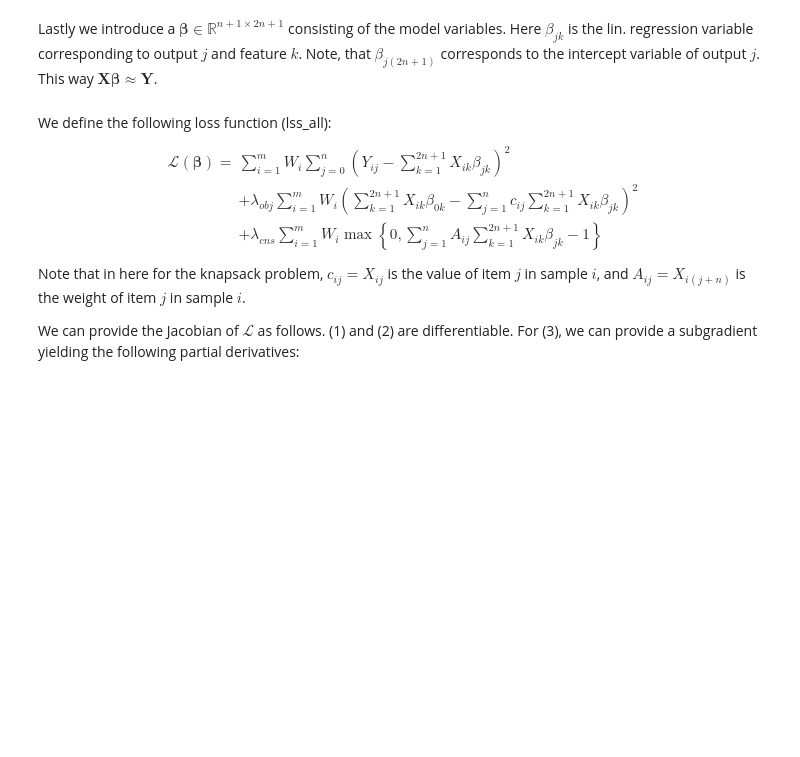
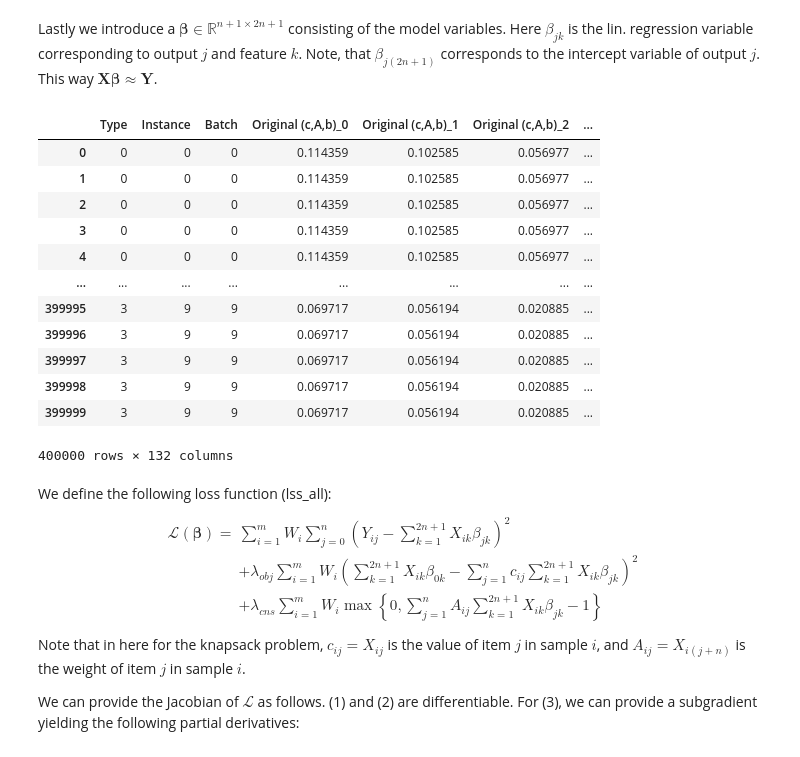
Before and after one commit to daanotto/CLEMO, a Jupyter notebook: KS_cts_various_types.ipynb, the cells around one changed output. Drawn from its saved outputs; the diff is of its cells as text; code cells hidden in the pictures; blank space fills up the shorter version.

```diff
--- a/KS_cts_various_types.ipynb
+++ b/KS_cts_various_types.ipynb
@@ -41,10 +41,10 @@ np.random.seed(seed_lst[0])
 # Type discription source: https://di.ku.dk/forskning/Publikationer/tekniske_rapporter/tekniske-rapporter-2003/03-08.pdf
 
 ks_types = ['00Uncorrelated', '01WeaklyCorrelated', '02StronglyCorrelated', '03InverseStronglyCorrelated']
-tp_insts = ['/s00'+str(0)+'.kp']
+tp_insts = ['/s00'+str(i)+'.kp' for i in range(10)]
 
 nr_typs  = len(ks_types)
-nr_inst  = 1
+nr_inst  = len(tp_insts)
 f_list   = []
 
 ins_b    = []
@@ -134,15 +129,12 @@ def model_KS_cts(vals, output = 'goal', solver = solver):
 # %%
 ins_dict = {}
 for i in range(nr_typs):
-    print('i',i)
     ins_dict['Type '+str(i)] = {}
     for j in range(nr_inst):
-        print('j',j)
-        indx = int(i + j)
-        print('indc',indx)
+        indx = int(10*i + j)
         ins_lcl_v = [x/ins_b[indx]*2 for x in ins_v[indx][:nr_items]]
         ins_lcl_w = [x/ins_b[indx]*2 for x in ins_w[indx][:nr_items]]
-        print(sum(ins_lcl_w))
+        print(f"Sum of ins_lcl_w for Type {i}, Instance {j} indexed as {indx}: {sum(ins_lcl_w)}")
         ins_lcl_b = [1.0]
         ins_dict['Type '+str(i)]['Instance '+str(j)] = {}
         ins_dict['Type '+str(i)]['Instance '+str(j)]['c,A,b'] = np.concatenate((ins_lcl_v, ins_lcl_w, ins_lcl_b))
@@ -273,0 +348,51 @@ Lastly we introduce a $\bm{\beta}\in\mathbb{R}^{n+1\times 2n+1}$ consisting of t
+# %%
+#load it from the file if you want to skip the above code
+dtype_dict = {'Type': int, 'Instance': int, 'Batch': int}
+df_data = pd.read_csv("instance_data_KS_25items_2026-05-08.csv", dtype=dtype_dict)
+display(df_data)
+
+# Pre-extract column groups
+cab_cols = [f'Original (c,A,b)_{j}' for j in range(51)]
+samples_cols = [f'Samples_{j}' for j in range(51)]
+actuals_cols = [f'Actuals_{j}' for j in range(26)]
+
+data_dict = {}
+
+# Group by Type and Instance first (coarser levels)
+for (type_num, instance_num), ti_group in df_data.groupby(['Type', 'Instance']):
+    type_key = f'Type {type_num}'
+    instance_key = f'Instance {instance_num}'
+
+    if type_key not in data_dict:
+        data_dict[type_key] = {}
+
+    data_dict[type_key][instance_key] = {}
+
+    # cab is the same for all rows in this Type-Instance, just take first row
+    data_dict[type_key][instance_key]['c,A,b'] = (
+        ti_group[cab_cols].iloc[0].to_numpy()
+    )
+
+    # Group by Batch
+    for batch_num, batch_group in ti_group.groupby('Batch'):
+        batch_key = f'Batch {batch_num}'
+
+        data_dict[type_key][instance_key][batch_key] = {
+            'Samples': batch_group[samples_cols].to_numpy(),   # (1000, 51)
+            'Actuals':   batch_group[actuals_cols].to_numpy(),     # (1000, 26)
+            'Weights':   batch_group['Weight'].to_numpy(),         # (1000,)
+        }
+# %% [output]
+|  | Type | Instance | Batch | Original (c,A,b)_0 | Original (c,A,b)_1 | Original (c,A,b)_2 | ... |
+| 0 | 0 | 0 | 0 | 0.114359 | 0.102585 | 0.056977 | ... |
+| 1 | 0 | 0 | 0 | 0.114359 | 0.102585 | 0.056977 | ... |
+| 2 | 0 | 0 | 0 | 0.114359 | 0.102585 | 0.056977 | ... |
+| 3 | 0 | 0 | 0 | 0.114359 | 0.102585 | 0.056977 | ... |
+| 4 | 0 | 0 | 0 | 0.114359 | 0.102585 | 0.056977 | ... |
+| ... | ... | ... | ... | ... | ... | ... | ... |
+| 399995 | 3 | 9 | 9 | 0.069717 | 0.056194 | 0.020885 | ... |
+| 399996 | 3 | 9 | 9 | 0.069717 | 0.056194 | 0.020885 | ... |
+| 399997 | 3 | 9 | 9 | 0.069717 | 0.056194 | 0.020885 | ... |
+| 399998 | 3 | 9 | 9 | 0.069717 | 0.056194 | 0.020885 | ... |
+| 399999 | 3 | 9 | 9 | 0.069717 | 0.056194 | 0.020885 | ... |
+400000 rows × 132 columns
```
Also changed, not shown: parts of 23 cells of this notebook, 53 other files.
